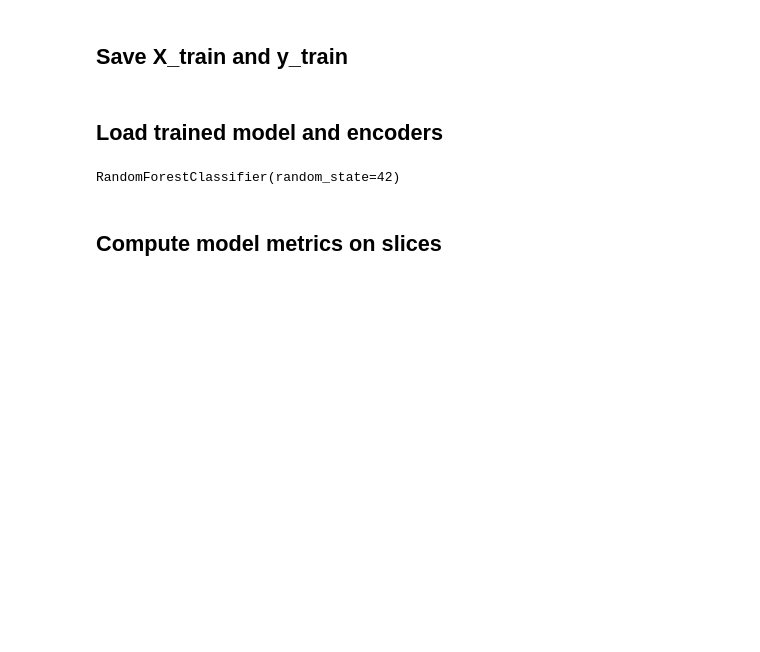
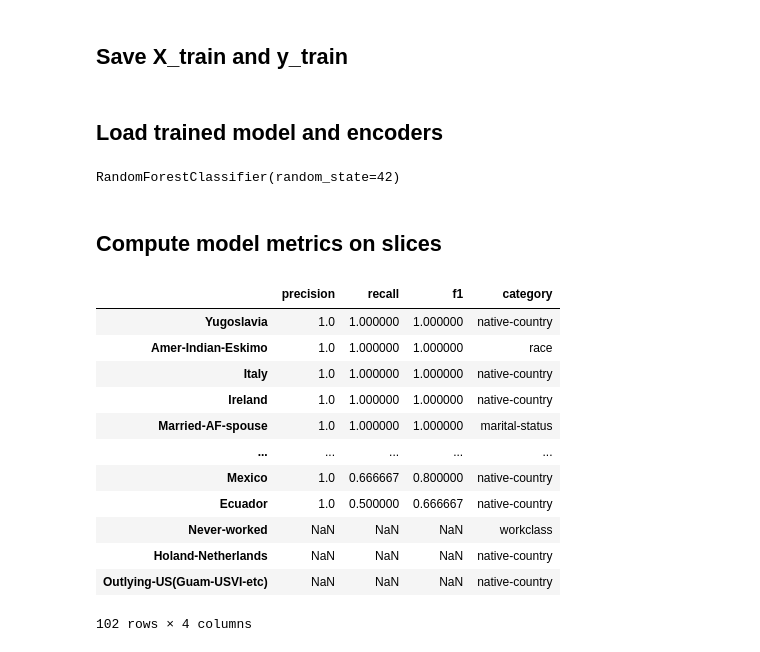
Before and after one commit to danpereda/deploying_scalable_ml_pipeline, a Jupyter notebook: notebooks/eda_model.ipynb, the cells around one changed output. Drawn from its saved outputs; the diff is of its cells as text; code cells hidden in the pictures; blank space fills up the shorter version.

Commit message:
add performance metrics on slices

```diff
--- a/notebooks/eda_model.ipynb
+++ b/notebooks/eda_model.ipynb
@@ -69,0 +69,68 @@ RandomForestClassifier(random_state=42)
+# %%
+def compute_model_metrics_slices(model: ClassifierMixin, df: pd.DataFrame) -> pd.DataFrame:
+    """compute model metrics on slices of categorical data
+
+    Args:
+        model (ClassifierMixin): sklearn classifier
+        df (pd.DataFrame): dataframe used to train and validate model
+
+    Returns:
+        pd.DataFrame: metrics on slices sorted by f1_score
+    """
+    cat_features = [
+    "workclass",
+    "education",
+    "marital-status",
+    "occupation",
+    "relationship",
+    "race",
+    "sex",
+    "native-country",
+    ]
+    # Get test data with same seed as for training
+    _, test = train_test_split(df, test_size=0.20, random_state=42)
+    X_test, y_test, _ , _ = data.process_data(
+        test, categorical_features=cat_features, label = "salary",
+        training = False, encoder = encoder, lb = lb)
+
+    encoded_feature = encoder.get_feature_names_out()
+    n_features = X_train.shape[1]
+
+    # predict for only data where ohe(category_subcategory) == 1
+    performance_dict = {}
+    for k in trange(6, n_features):
+        mask = (X_test[:, k] == 1)
+        try:
+            preds = model.predict(X_test[mask])
+            performance_dict[encoded_feature[k - 6]] = compute_model_metrics(y_test[mask], preds)
+        except ValueError:
+            # if subcategory is not in test, then return nan
+            performance_dict[encoded_feature[k - 6]] = (np.nan, np.nan, np.nan)
+
+    performance = pd.DataFrame.from_dict(performance_dict,
+                            orient = "index",
+                            columns = ["precision", "recall", "f1"])
+
+    # map xk_ to category name
+    x2cat = dict(zip([f"x{k}" for k in range(len(cat_features))], cat_features))
+    # Add category column to performance dataframe
+    performance["category"] = performance.index.str.extract(r"(x\d)")[0].map(x2cat).values
+    performance.index = performance.index.str.replace(r"(x\d_ )", "", regex = True)
+
+    return performance.sort_values(by = "f1", ascending = False)
+
+compute_model_metrics_slices(classifier, df)
+# %% [output]
+|  | precision | recall | f1 | category |
+| Yugoslavia | 1.0 | 1.000000 | 1.000000 | native-country |
+| Amer-Indian-Eskimo | 1.0 | 1.000000 | 1.000000 | race |
+| Italy | 1.0 | 1.000000 | 1.000000 | native-country |
+| Ireland | 1.0 | 1.000000 | 1.000000 | native-country |
+| Married-AF-spouse | 1.0 | 1.000000 | 1.000000 | marital-status |
+| ... | ... | ... | ... | ... |
+| Mexico | 1.0 | 0.666667 | 0.800000 | native-country |
+| Ecuador | 1.0 | 0.500000 | 0.666667 | native-country |
+| Never-worked | NaN | NaN | NaN | workclass |
+| Holand-Netherlands | NaN | NaN | NaN | native-country |
+| Outlying-US(Guam-USVI-etc) | NaN | NaN | NaN | native-country |
+102 rows × 4 columns
```
Also changed, not shown: parts of 3 cells of this notebook, 2 other files.
